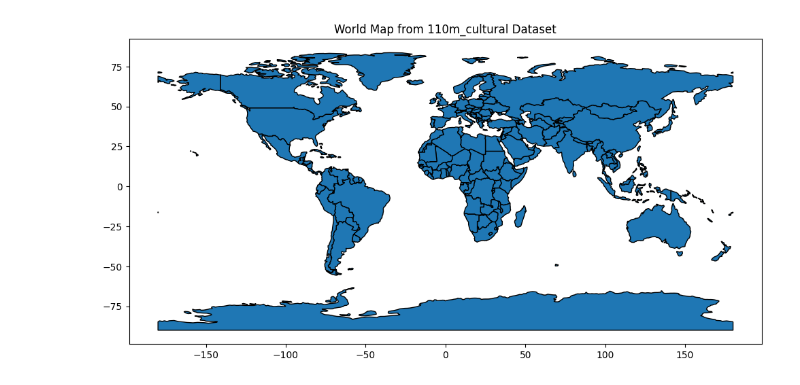
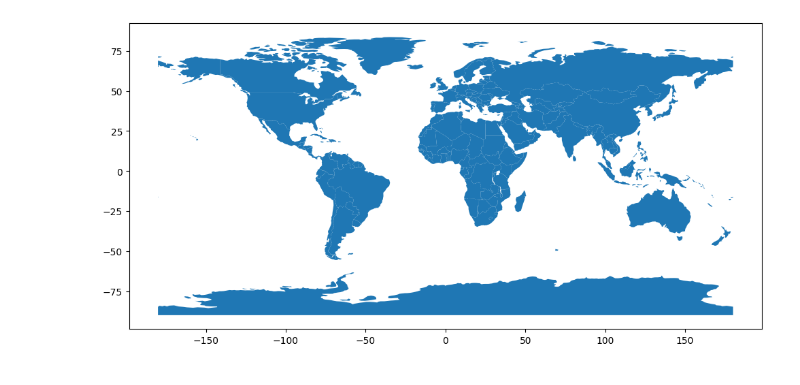
Before and after one commit to b3rian/Geospatial-Analysis, a Jupyter notebook: geopandas tutorial.ipynb, the cells around one changed output. Saved outputs shown, nothing was run; the diff lists cells and outputs as text; code cells hidden in the pictures.

```diff
--- a/geopandas tutorial.ipynb
+++ b/geopandas tutorial.ipynb
@@ -4,6 +4,4 @@ import geopandas as gpd
 import matplotlib.pyplot as plt
 import numpy as np
 # %%
-data_folder = r"C:\Users\ADMIN\Downloads\110m_cultural"
-gdf = gpd.read_file(os.path.join(data_folder, "ne_110m_admin_0_countries.shp"))
-gdf.head()
+dataset = gpd.read_file(r"C:\Users\ADMIN\Downloads\110m_cultural\ne_110m_admin_0_countries_lakes.shp")
@@ -18,6 +8,5 @@ gdf.head()
 # %%
-gdf.plot(figsize=(12, 6), edgecolor="black")
-plt.title("World Map from 110m_cultural Dataset")
+dataset.plot(figsize = (12,6))
 plt.show()
 # %% [output]
-[figure, old version]
+[figure, new version]
```
Also changed, not shown: parts of 13 cells of this notebook.
